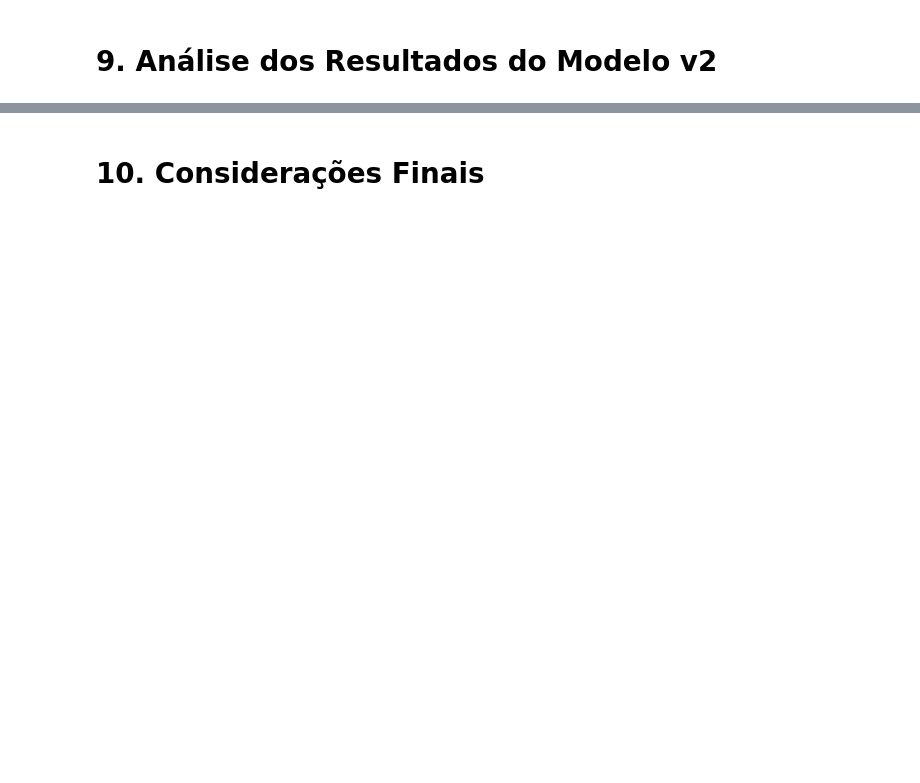
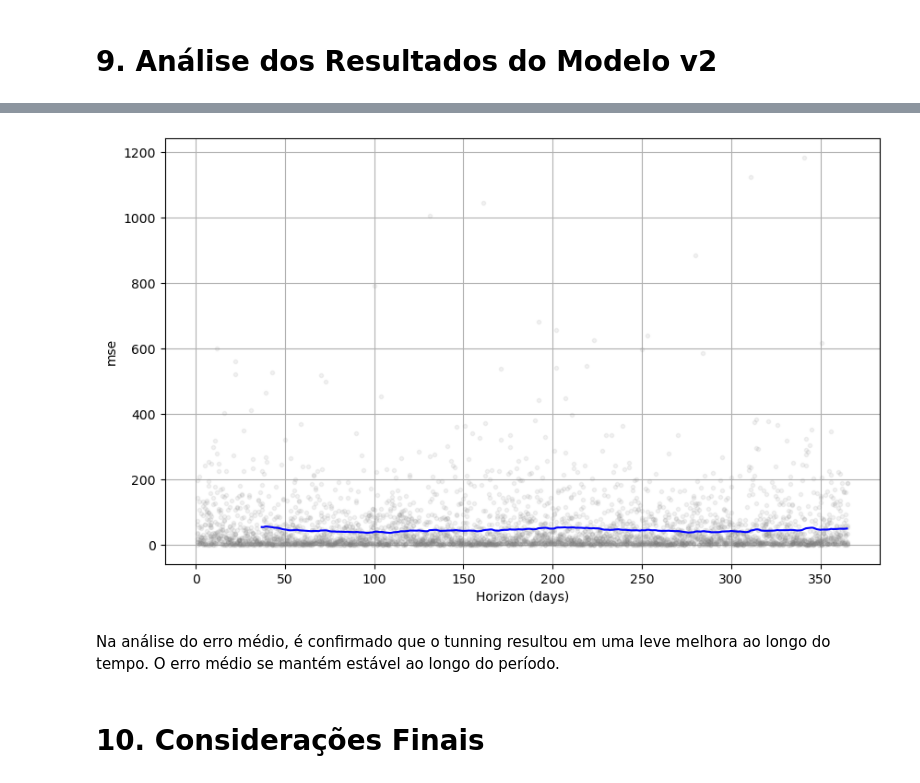
Before and after one commit to marcosmorais94/climate_forecast, a Jupyter notebook: climate_forecast_ml.ipynb, the cells around one changed output, grey strips where cells are left out. Cells and saved outputs as stored; diff of their text form; code cells hidden in the pictures; blank space fills up the shorter version.

```diff
--- a/climate_forecast_ml.ipynb
+++ b/climate_forecast_ml.ipynb
@@ -527,0 +575,3 @@ print(best_params)
+# %%
+# Prepara para Cross Validation no Prophet
+df_cv2 = cross_validation(modelo_v2, initial='730 days', period='180 days', horizon = '365 days')
@@ -528,3 +616,9 @@ print(best_params)
+# %%
+fig_v3 = plot_cross_validation_metric(df_cv2, metric='mse')
+# %% [output]
+[figure, added]
+# %% [markdown]
+Na análise do erro médio, é confirmado que o tunning resultou em uma leve melhora ao longo do tempo. O erro médio se mantém estável ao longo do período.
 # %% [markdown]
 # 10. Considerações Finais
 # %% [markdown]
```
Also changed, not shown: parts of 29 cells of this notebook.
